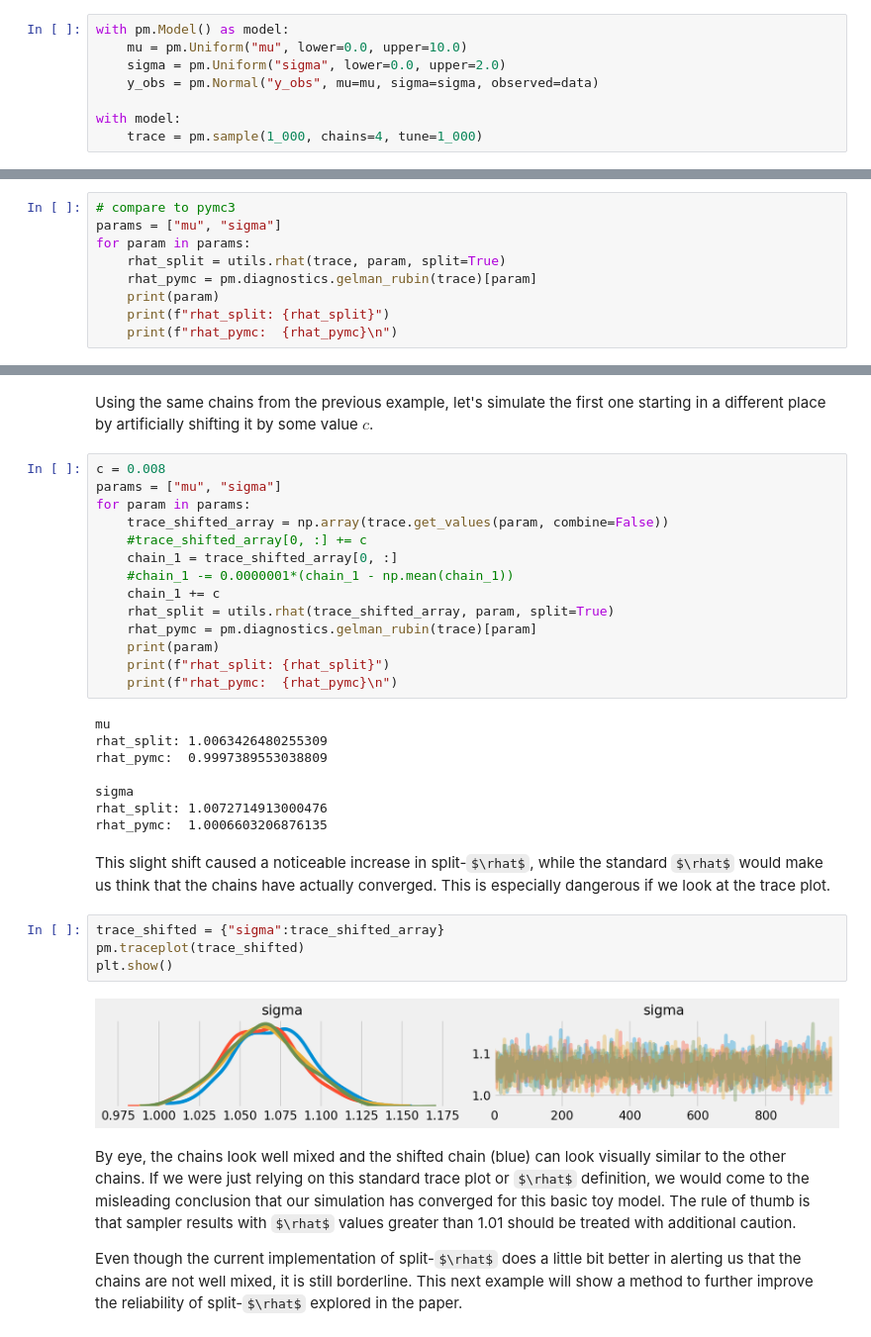
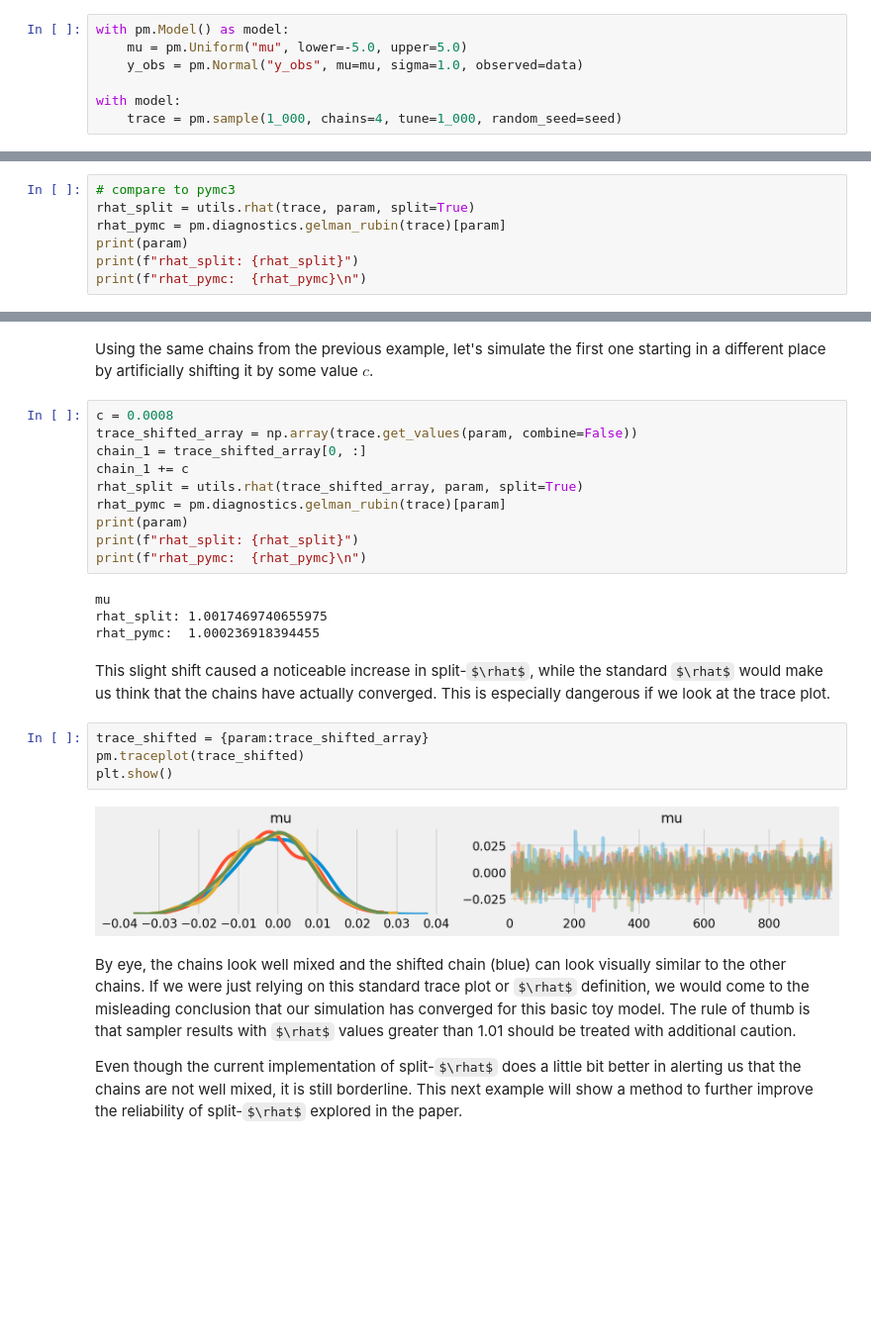
Before and after one commit to icweaver/pyHat, a Jupyter notebook: toymodel_gaussian.ipynb, the cells around one changed output, grey strips where cells are left out. Shown at 99% size. Cells and saved outputs as stored; diff of their text form; some formulas as TeX source; blank space fills up the shorter version.

```diff
--- a/toymodel_gaussian.ipynb
+++ b/toymodel_gaussian.ipynb
@@ -31,11 +41,10 @@ For this toy model, let's fit a normal model with uniform priors to see if we ge
 # %%
 with pm.Model() as model:
-    mu = pm.Uniform("mu", lower=0.0, upper=10.0)
-    sigma = pm.Uniform("sigma", lower=0.0, upper=2.0)
-    y_obs = pm.Normal("y_obs", mu=mu, sigma=sigma, observed=data)
+    mu = pm.Uniform("mu", lower=-5.0, upper=5.0)
+    y_obs = pm.Normal("y_obs", mu=mu, sigma=1.0, observed=data)
 
 with model:
-    trace = pm.sample(1_000, chains=4, tune=1_000)
+    trace = pm.sample(1_000, chains=4, tune=1_000, random_seed=seed)
 # %% [output]
 Auto-assigning NUTS sampler...
 Initializing NUTS using jitter+adapt_diag...
@@ -74,12 +84,10 @@ sigma: True
 It looks like `pymc3` is using the standard definition for $\rhat$, which has since been outdated by the split-$\rhat$ method. Let's check that next.
 # %%
 # compare to pymc3
-params = ["mu", "sigma"]
-for param in params:
-    rhat_split = utils.rhat(trace, param, split=True)
-    rhat_pymc = pm.diagnostics.gelman_rubin(trace)[param]
-    print(param)
-    print(f"rhat_split: {rhat_split}")
-    print(f"rhat_pymc:  {rhat_pymc}\n")
+rhat_split = utils.rhat(trace, param, split=True)
+rhat_pymc = pm.diagnostics.gelman_rubin(trace)[param]
+print(param)
+print(f"rhat_split: {rhat_split}")
+print(f"rhat_pymc:  {rhat_pymc}\n")
 # %% [output]
 mu
@@ -96,35 +100,27 @@ We can see here that the split-$\rhat$ method can actually differ from the stand
 # %% [markdown]
 Using the same chains from the previous example, let's simulate the first one starting in a different place by artificially shifting it by some value $c$.
 # %%
-c = 0.008
-params = ["mu", "sigma"]
-for param in params:
-    trace_shifted_array = np.array(trace.get_values(param, combine=False))
-    #trace_shifted_array[0, :] += c
-    chain_1 = trace_shifted_array[0, :]
-    #chain_1 -= 0.0000001*(chain_1 - np.mean(chain_1))
-    chain_1 += c
-    rhat_split = utils.rhat(trace_shifted_array, param, split=True)
-    rhat_pymc = pm.diagnostics.gelman_rubin(trace)[param]
-    print(param)
-    print(f"rhat_split: {rhat_split}")
-    print(f"rhat_pymc:  {rhat_pymc}\n")
+c = 0.0008
+trace_shifted_array = np.array(trace.get_values(param, combine=False))
+chain_1 = trace_shifted_array[0, :]
+chain_1 += c
+rhat_split = utils.rhat(trace_shifted_array, param, split=True)
+rhat_pymc = pm.diagnostics.gelman_rubin(trace)[param]
+print(param)
+print(f"rhat_split: {rhat_split}")
+print(f"rhat_pymc:  {rhat_pymc}\n")
 # %% [output]
 mu
-rhat_split: 1.0063426480255309
-rhat_pymc:  0.9997389553038809
-
-sigma
-rhat_split: 1.0072714913000476
-rhat_pymc:  1.0006603206876135
+rhat_split: 1.0017469740655975
+rhat_pymc:  1.000236918394455
 # %% [markdown]
 This slight shift caused a noticeable increase in split-$\rhat$, while the standard $\rhat$ would make us think that the chains have actually converged. This is especially dangerous if we look at the trace plot.
 # %%
-trace_shifted = {"sigma":trace_shifted_array}
+trace_shifted = {param:trace_shifted_array}
 pm.traceplot(trace_shifted)
 plt.show()
 # %% [output]
-[figure, old version]
+[figure, new version]
 # %% [markdown]
 By eye, the chains look well mixed and the shifted chain (blue) can look visually similar to the other chains. If we were just relying on this standard trace plot or $\rhat$ definition, we would come to the misleading conclusion that our simulation has converged for this basic toy model. The rule of thumb is that sampler results with $\rhat$ values greater than 1.01 should be treated with additional caution.
 
```
Also changed, not shown: parts of 17 cells of this notebook, 2 other files.
